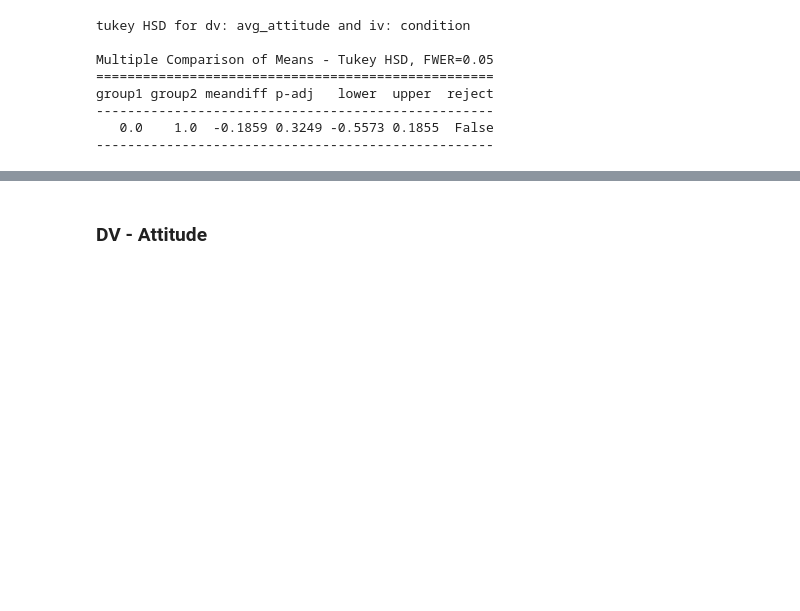
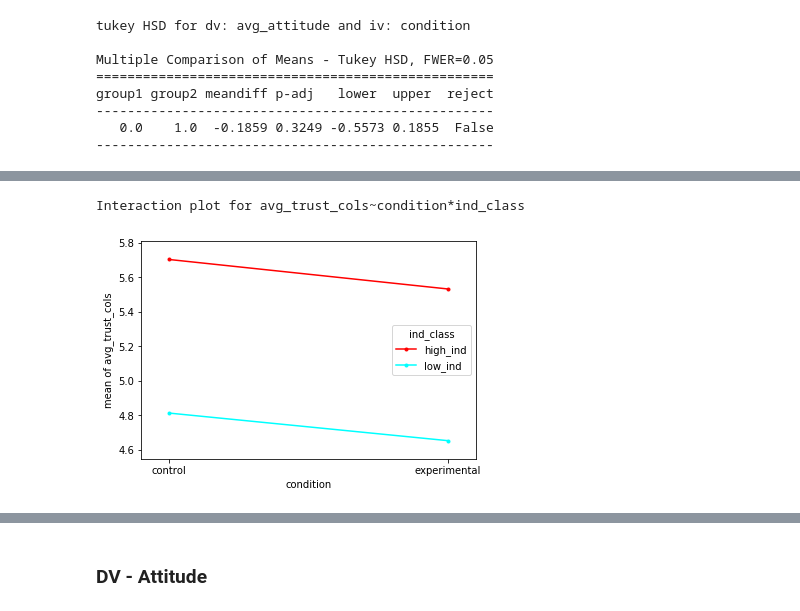
Before and after one commit to kat-tian/Machine-Learning-Practice, a Jupyter notebook: dissertation.ipynb, the cells around one changed output, grey strips where cells are left out. Saved outputs shown, nothing was run; the diff lists cells and outputs as text; code cells hidden in the pictures; blank space fills up the shorter version.

```diff
--- a/dissertation.ipynb
+++ b/dissertation.ipynb
@@ -542,0 +808,5 @@ group1 group2 meandiff p-adj   lower  upper  reject
+# %%
+plot_interaction(ind_col, 'avg_trust_cols', 'condition', 'ind_class')
+# %% [output]
+Interaction plot for avg_trust_cols~condition*ind_class
+[figure, added]
```
Also changed, not shown: parts of 38 cells of this notebook.
